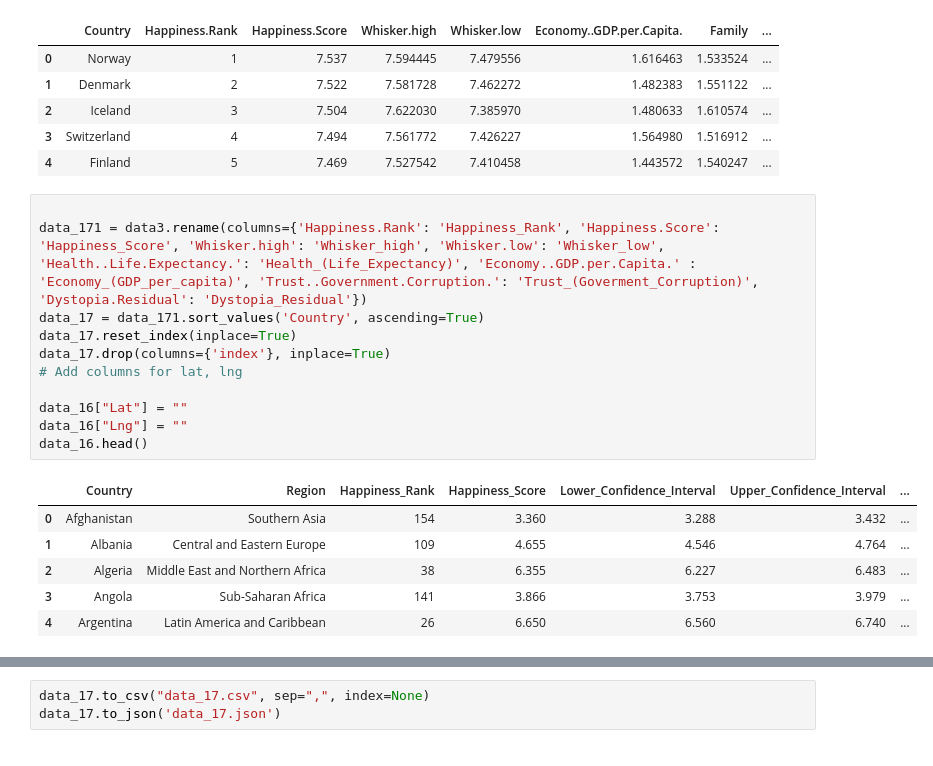
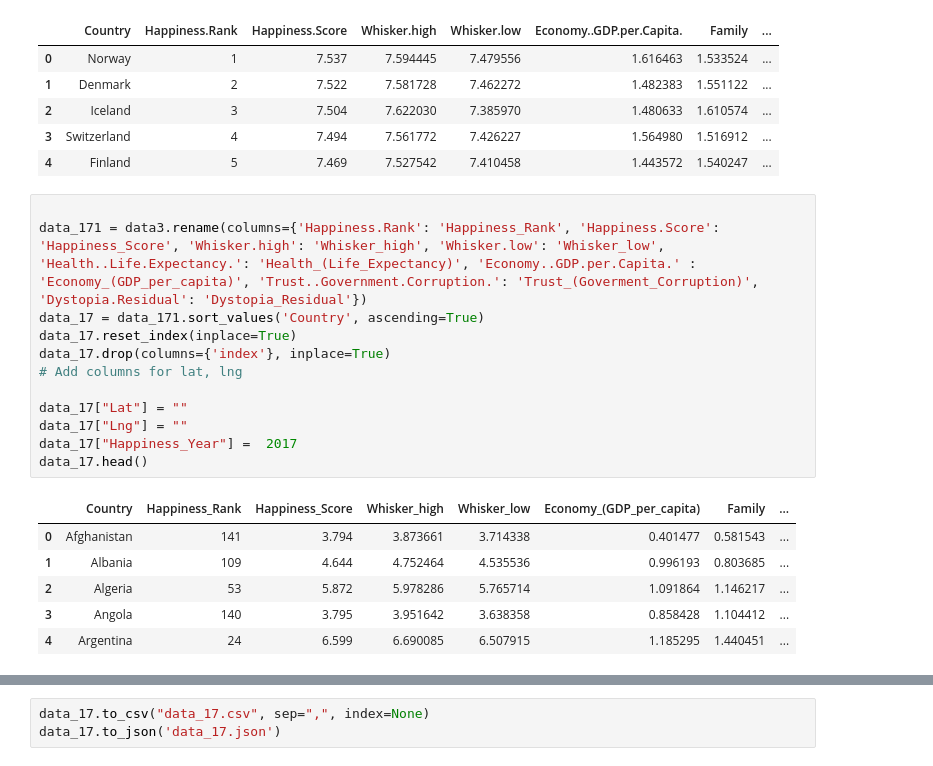
Before and after one commit to femiode01/The_winners, a Jupyter notebook: lat_ln_2015_2017.ipynb, the cells around one changed output, grey strips where cells are left out. Cells and saved outputs as stored; diff of their text form.

```diff
--- a/lat_ln_2015_2017.ipynb
+++ b/lat_ln_2015_2017.ipynb
@@ -192,21 +195,22 @@ data3.head()
 # %%
 
 data_171 = data3.rename(columns={'Happiness.Rank': 'Happiness_Rank', 'Happiness.Score': 'Happiness_Score', 'Whisker.high': 'Whisker_high', 'Whisker.low': 'Whisker_low', 'Health..Life.Expectancy.': 'Health_(Life_Expectancy)', 'Economy..GDP.per.Capita.' : 'Economy_(GDP_per_capita)', 'Trust..Government.Corruption.': 'Trust_(Goverment_Corruption)', 'Dystopia.Residual': 'Dystopia_Residual'})
 data_17 = data_171.sort_values('Country', ascending=True)
 data_17.reset_index(inplace=True)
 data_17.drop(columns={'index'}, inplace=True)
 # Add columns for lat, lng
 
-data_16["Lat"] = ""
-data_16["Lng"] = ""
-data_16.head()
+data_17["Lat"] = ""
+data_17["Lng"] = ""
+data_17["Happiness_Year"] =  2017
+data_17.head()
 # %% [output]
-|  | Country | Region | Happiness_Rank | Happiness_Score | Lower_Confidence_Interval | Upper_Confidence_Interval | ... |
-| 0 | Afghanistan | Southern Asia | 154 | 3.360 | 3.288 | 3.432 | ... |
-| 1 | Albania | Central and Eastern Europe | 109 | 4.655 | 4.546 | 4.764 | ... |
-| 2 | Algeria | Middle East and Northern Africa | 38 | 6.355 | 6.227 | 6.483 | ... |
-| 3 | Angola | Sub-Saharan Africa | 141 | 3.866 | 3.753 | 3.979 | ... |
-| 4 | Argentina | Latin America and Caribbean | 26 | 6.650 | 6.560 | 6.740 | ... |
+|  | Country | Happiness_Rank | Happiness_Score | Whisker_high | Whisker_low | Economy_(GDP_per_capita) | Family | ... |
+| 0 | Afghanistan | 141 | 3.794 | 3.873661 | 3.714338 | 0.401477 | 0.581543 | ... |
+| 1 | Albania | 109 | 4.644 | 4.752464 | 4.535536 | 0.996193 | 0.803685 | ... |
+| 2 | Algeria | 53 | 5.872 | 5.978286 | 5.765714 | 1.091864 | 1.146217 | ... |
+| 3 | Angola | 140 | 3.795 | 3.951642 | 3.638358 | 0.858428 | 1.104412 | ... |
+| 4 | Argentina | 24 | 6.599 | 6.690085 | 6.507915 | 1.185295 | 1.440451 | ... |
 # %%
 g = 0
 params = {"key": key_list[0]}
```
Also changed, not shown: parts of 4 cells of this notebook, 6 other files.
